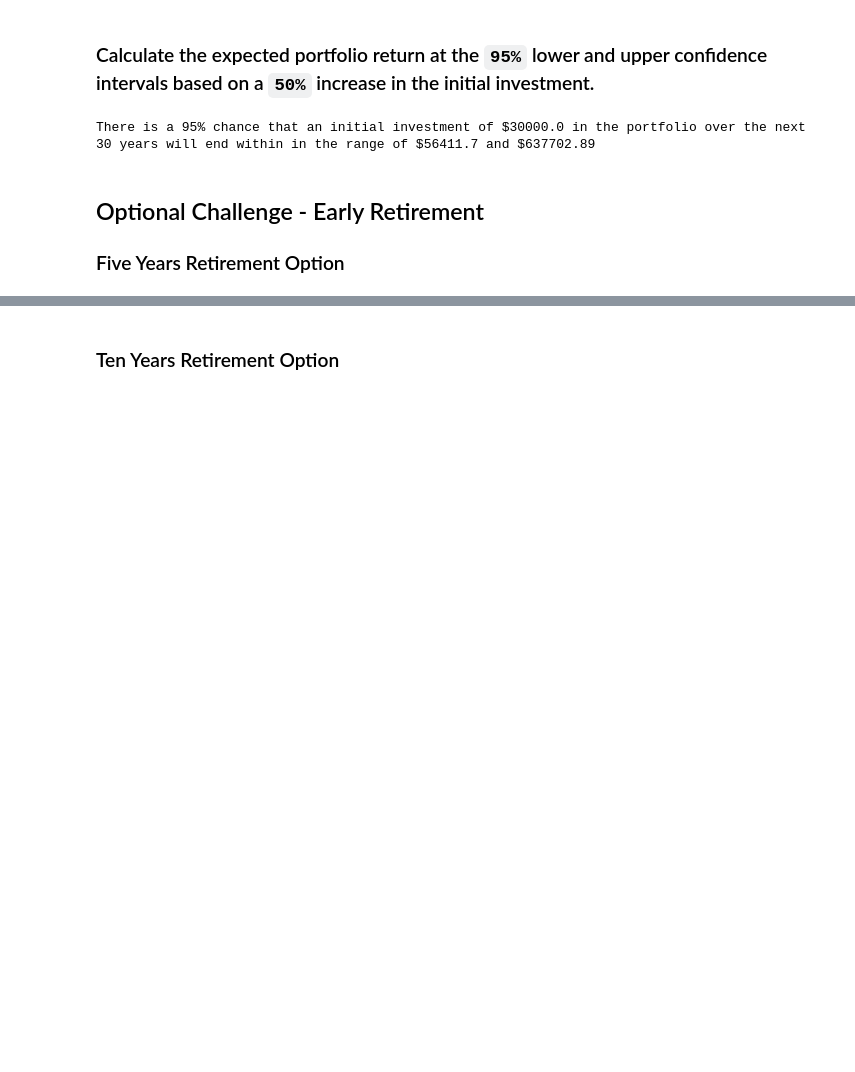
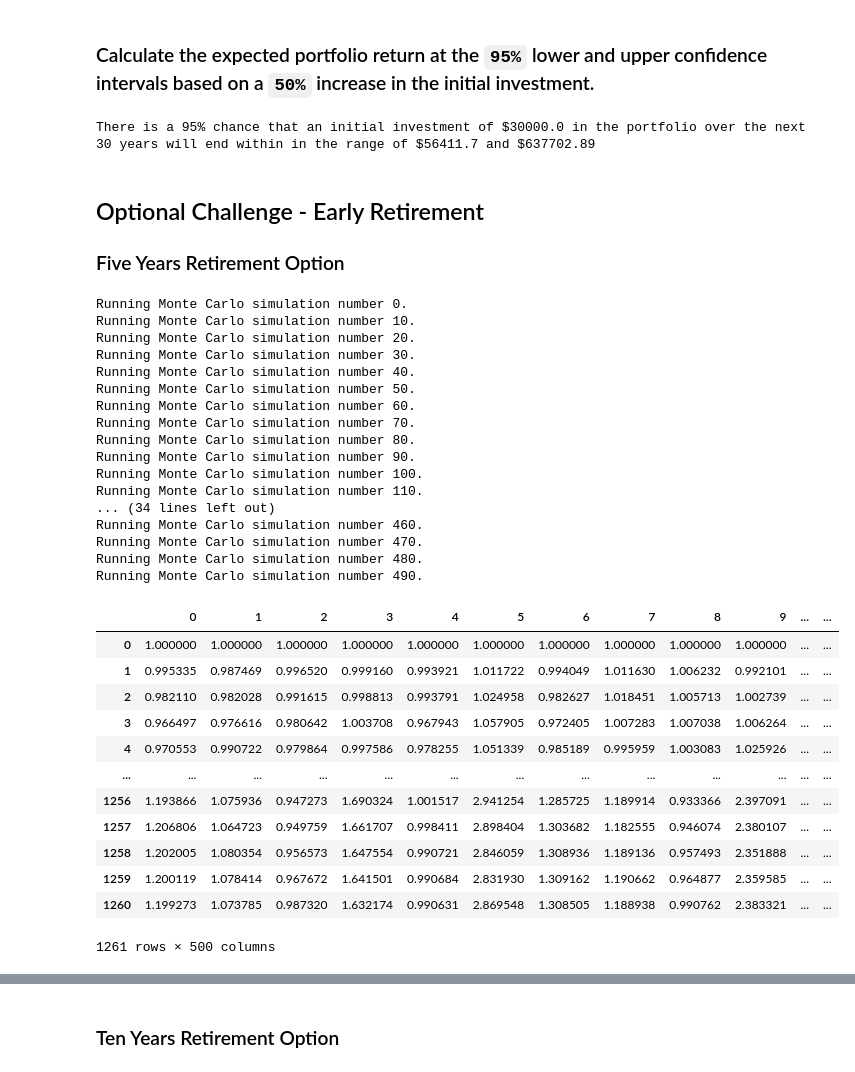
Before and after one commit to al-gladkow/Financial-Planning, a Jupyter notebook: challenge-files/financial-planner.ipynb, the cells around one changed output, grey strips where cells are left out. Saved outputs shown, nothing was run; the diff lists cells and outputs as text; code cells hidden in the pictures; blank space fills up the shorter version.

```diff
--- a/challenge-files/financial-planner.ipynb
+++ b/challenge-files/financial-planner.ipynb
@@ -341,3 +350,34 @@ There is a 95% chance that an initial investment of $30000.0 in the portfolio ov
 # %%
-# Configuring a Monte Carlo simulation to forecast 5 years cumulative returns
-# YOUR CODE HERE!
+# Running a Monte Carlo simulation to forecast 5 years cumulative returns
+mc_sim_5y.calc_cumulative_return()
+# %% [output]
+Running Monte Carlo simulation number 0.
+Running Monte Carlo simulation number 10.
+Running Monte Carlo simulation number 20.
+Running Monte Carlo simulation number 30.
+Running Monte Carlo simulation number 40.
+Running Monte Carlo simulation number 50.
+Running Monte Carlo simulation number 60.
+Running Monte Carlo simulation number 70.
+Running Monte Carlo simulation number 80.
+Running Monte Carlo simulation number 90.
+Running Monte Carlo simulation number 100.
+Running Monte Carlo simulation number 110.
+... (34 lines left out)
+Running Monte Carlo simulation number 460.
+Running Monte Carlo simulation number 470.
+Running Monte Carlo simulation number 480.
+Running Monte Carlo simulation number 490.
+|  | 0 | 1 | 2 | 3 | 4 | 5 | 6 | 7 | 8 | 9 | ... | ... |
+| 0 | 1.000000 | 1.000000 | 1.000000 | 1.000000 | 1.000000 | 1.000000 | 1.000000 | 1.000000 | 1.000000 | 1.000000 | ... | ... |
+| 1 | 0.995335 | 0.987469 | 0.996520 | 0.999160 | 0.993921 | 1.011722 | 0.994049 | 1.011630 | 1.006232 | 0.992101 | ... | ... |
+| 2 | 0.982110 | 0.982028 | 0.991615 | 0.998813 | 0.993791 | 1.024958 | 0.982627 | 1.018451 | 1.005713 | 1.002739 | ... | ... |
+| 3 | 0.966497 | 0.976616 | 0.980642 | 1.003708 | 0.967943 | 1.057905 | 0.972405 | 1.007283 | 1.007038 | 1.006264 | ... | ... |
+| 4 | 0.970553 | 0.990722 | 0.979864 | 0.997586 | 0.978255 | 1.051339 | 0.985189 | 0.995959 | 1.003083 | 1.025926 | ... | ... |
+| ... | ... | ... | ... | ... | ... | ... | ... | ... | ... | ... | ... | ... |
+| 1256 | 1.193866 | 1.075936 | 0.947273 | 1.690324 | 1.001517 | 2.941254 | 1.285725 | 1.189914 | 0.933366 | 2.397091 | ... | ... |
+| 1257 | 1.206806 | 1.064723 | 0.949759 | 1.661707 | 0.998411 | 2.898404 | 1.303682 | 1.182555 | 0.946074 | 2.380107 | ... | ... |
+| 1258 | 1.202005 | 1.080354 | 0.956573 | 1.647554 | 0.990721 | 2.846059 | 1.308936 | 1.189136 | 0.957493 | 2.351888 | ... | ... |
+| 1259 | 1.200119 | 1.078414 | 0.967672 | 1.641501 | 0.990684 | 2.831930 | 1.309162 | 1.190662 | 0.964877 | 2.359585 | ... | ... |
+| 1260 | 1.199273 | 1.073785 | 0.987320 | 1.632174 | 0.990631 | 2.869548 | 1.308505 | 1.188938 | 0.990762 | 2.383321 | ... | ... |
+1261 rows × 500 columns
```
Also changed, not shown: parts of 24 cells of this notebook.
